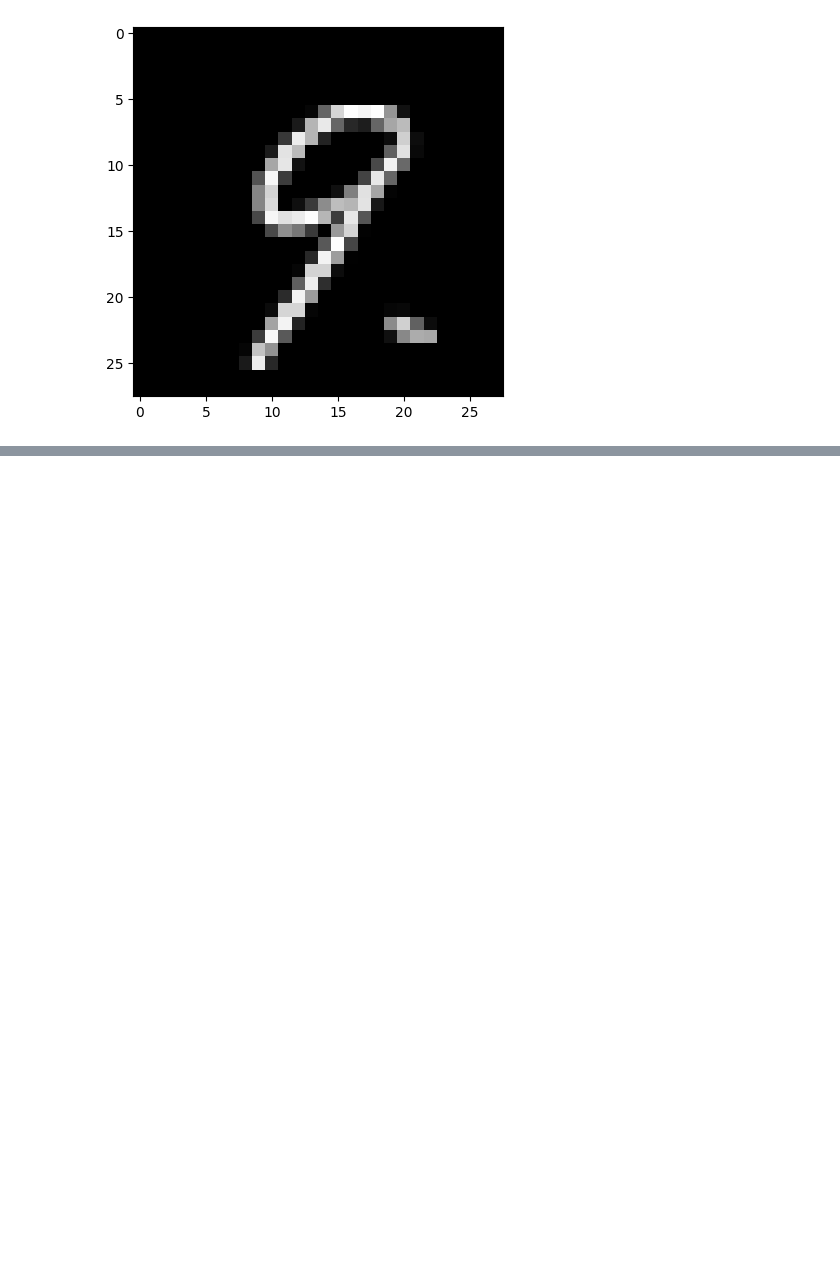
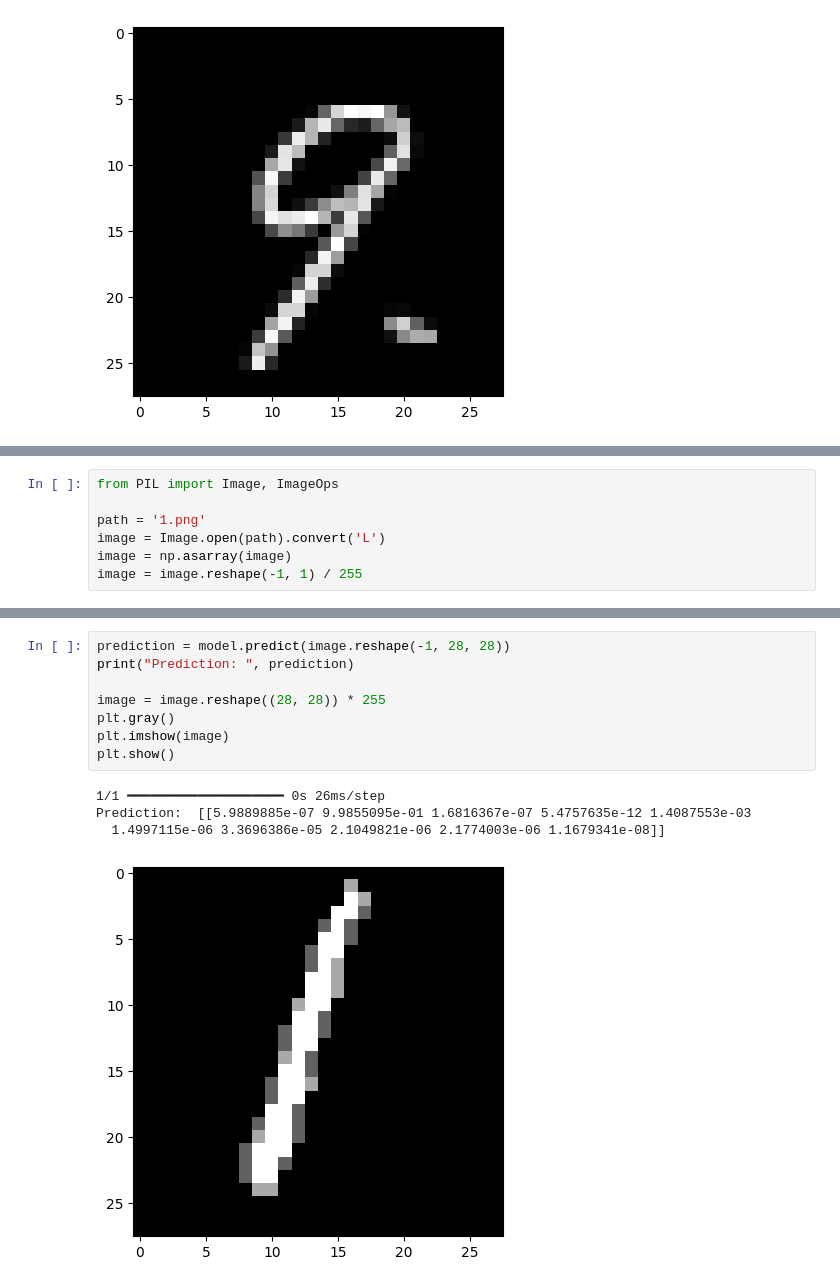
Before and after one commit to Moonflower2022/MNIST-models, a Jupyter notebook: keras_model.ipynb, the cells around one changed output, grey strips where cells are left out. Cells and saved outputs as stored; diff of their text form; blank space fills up the shorter version.

```diff
--- a/keras_model.ipynb
+++ b/keras_model.ipynb
@@ -163,3 +185,10 @@ files.download('converted_model.tflite')
 # %% [output]
 [interactive output not drawn]
 [interactive output not drawn]
+# %%
+from PIL import Image, ImageOps
+
+path = '1.png'
+image = Image.open(path).convert('L')
+image = np.asarray(image)
+image = image.reshape(-1, 1) / 255
@@ -165,0 +215,13 @@ files.download('converted_model.tflite')
+# %%
+prediction = model.predict(image.reshape(-1, 28, 28))
+print("Prediction: ", prediction)
+
+image = image.reshape((28, 28)) * 255
+plt.gray()
+plt.imshow(image)
+plt.show()
+# %% [output]
+1/1 ━━━━━━━━━━━━━━━━━━━━ 0s 26ms/step
+Prediction:  [[5.9889885e-07 9.9855095e-01 1.6816367e-07 5.4757635e-12 1.4087553e-03
+  1.4997115e-06 3.3696386e-05 2.1049821e-06 2.1774003e-06 1.1679341e-08]]
+[figure, added]
```
Also changed, not shown: parts of 11 cells of this notebook, 5 other files.
